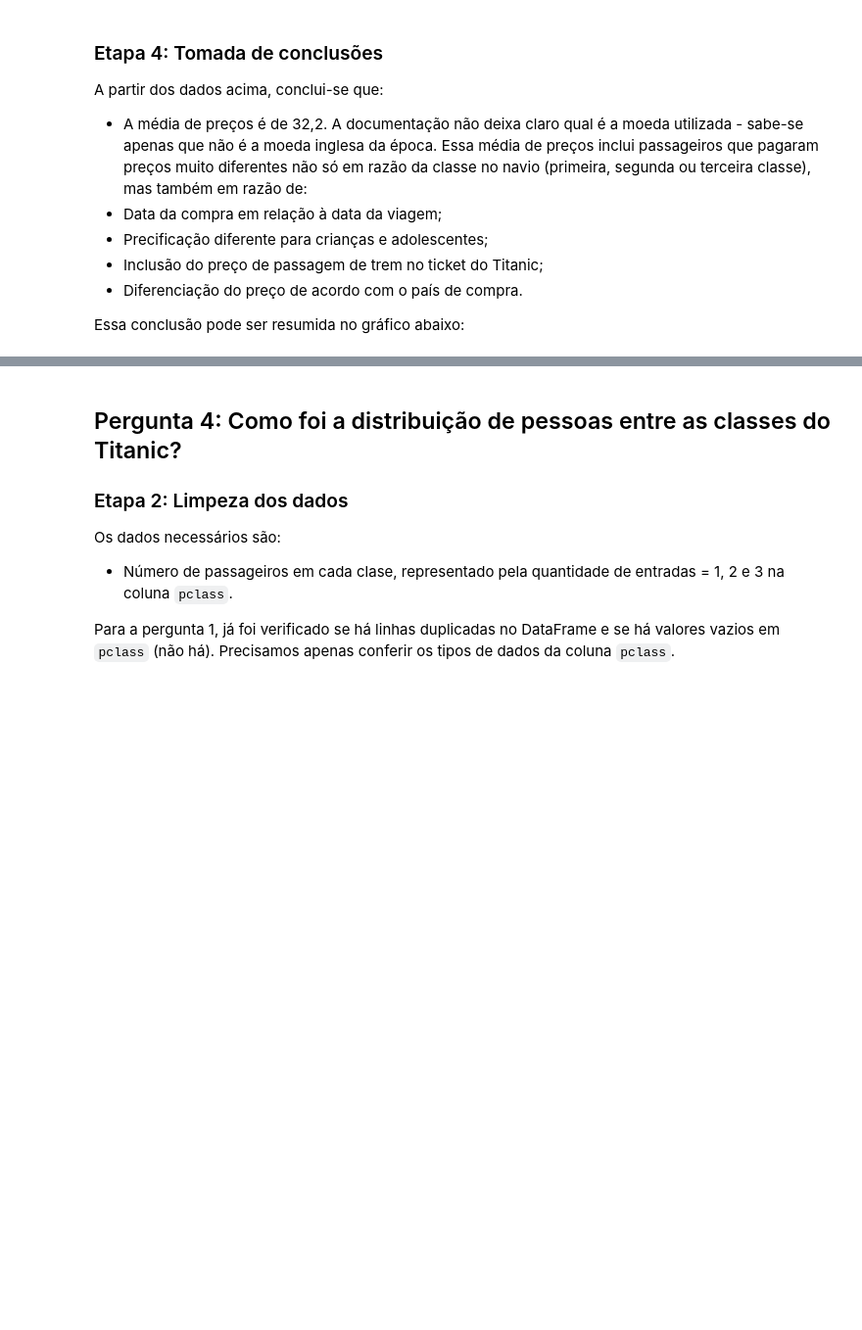
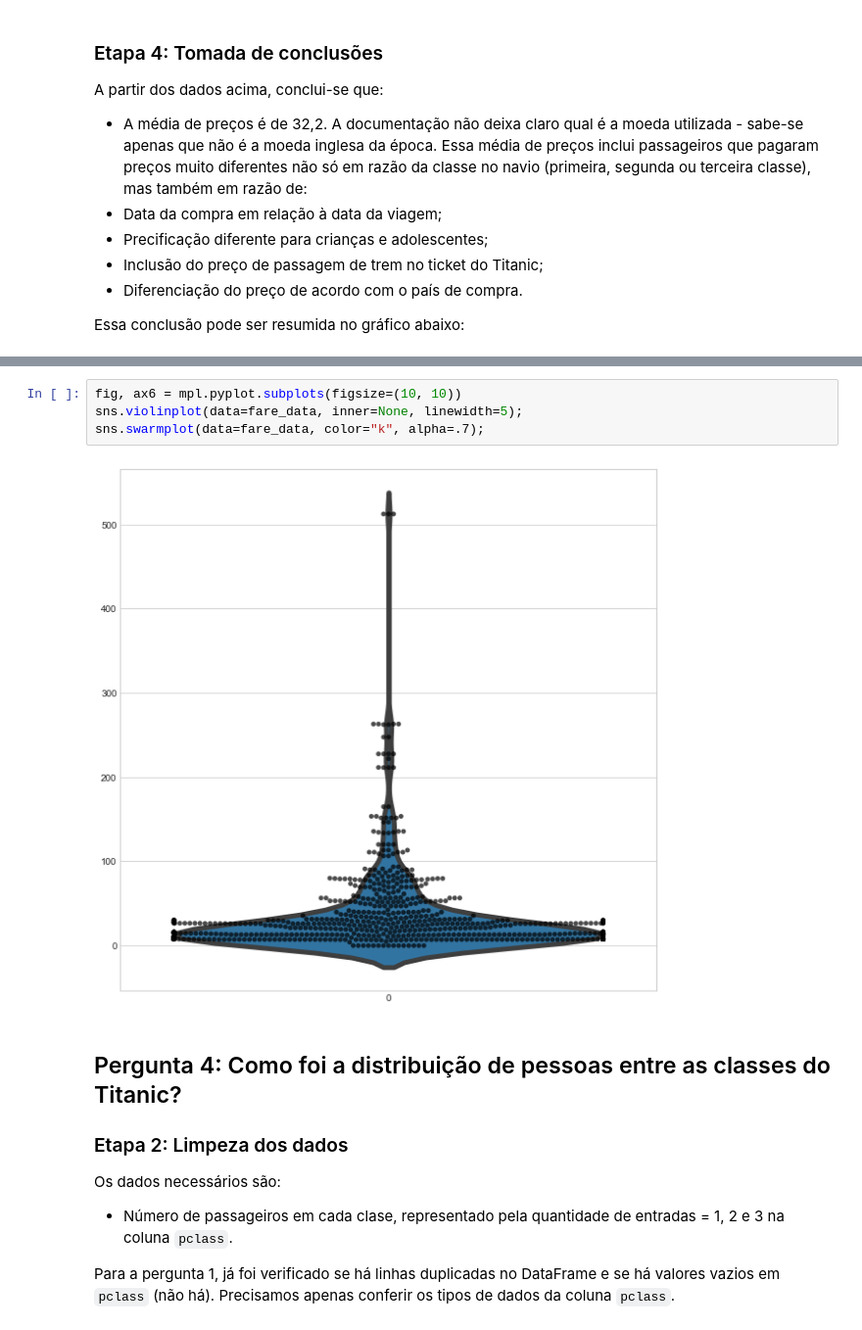
Before and after one commit to pedrohasantiago/udacity-titanic, a Jupyter notebook: analysis-report.ipynb, the cells around one changed output, grey strips where cells are left out. Shown at 98% size. Saved outputs shown, nothing was run; the diff lists cells and outputs as text; blank space fills up the shorter version.

```diff
--- a/analysis-report.ipynb
+++ b/analysis-report.ipynb
@@ -597,3 +640,9 @@ ax5.boxplot(fare_data, widths=0.5);
+# %%
+fig, ax6 = mpl.pyplot.subplots(figsize=(10, 10))
+sns.violinplot(data=fare_data, inner=None, linewidth=5);
+sns.swarmplot(data=fare_data, color="k", alpha=.7);
+# %% [output]
+[figure, added]
 # %% [markdown]
 ## Pergunta 4: Como foi a distribuição de pessoas entre as classes do Titanic? <a name="5"></a>
 ### Etapa 2: Limpeza dos dados <a name="5.1"></a>
```
Also changed, not shown: parts of 4 cells of this notebook.
